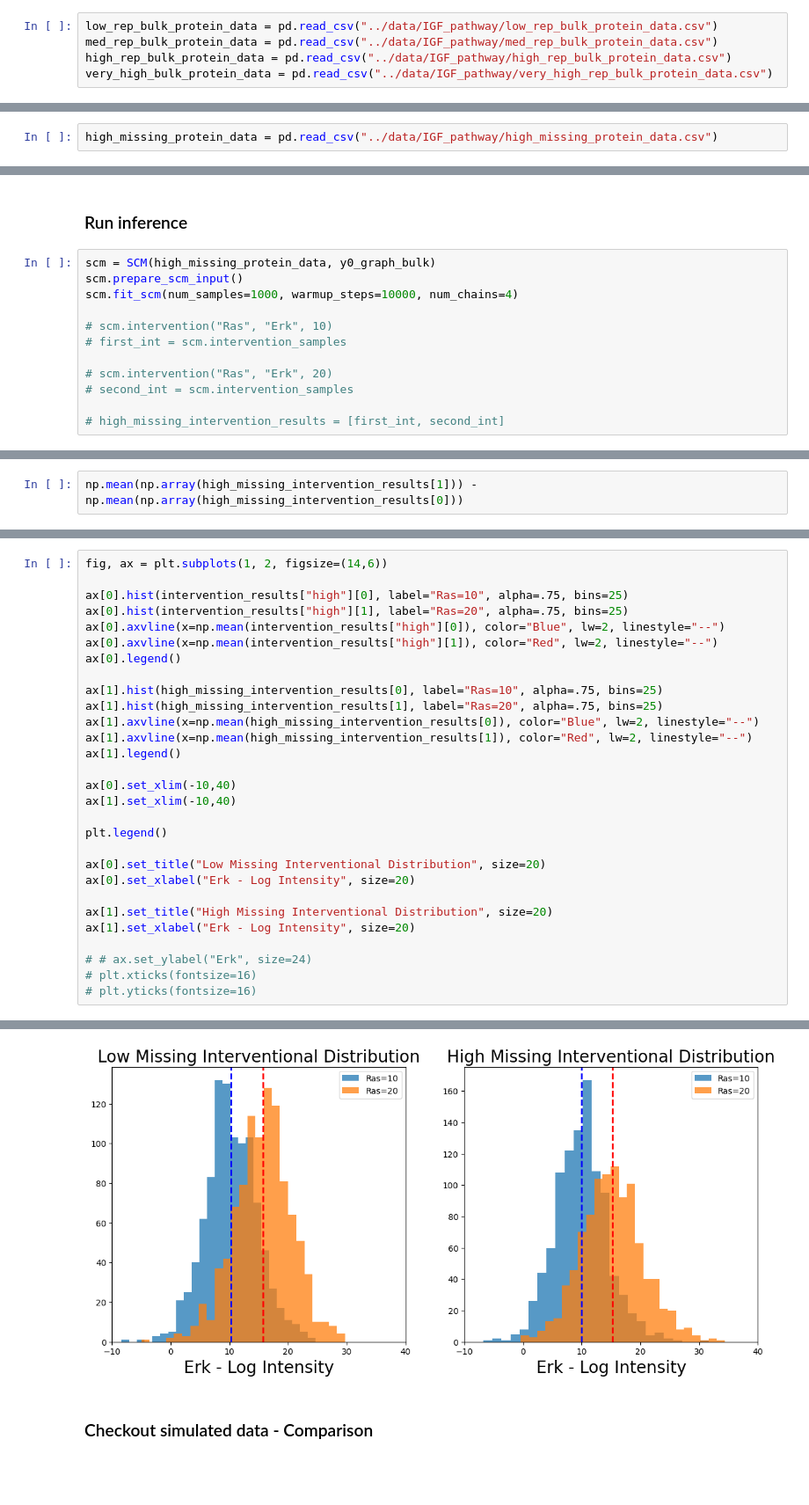
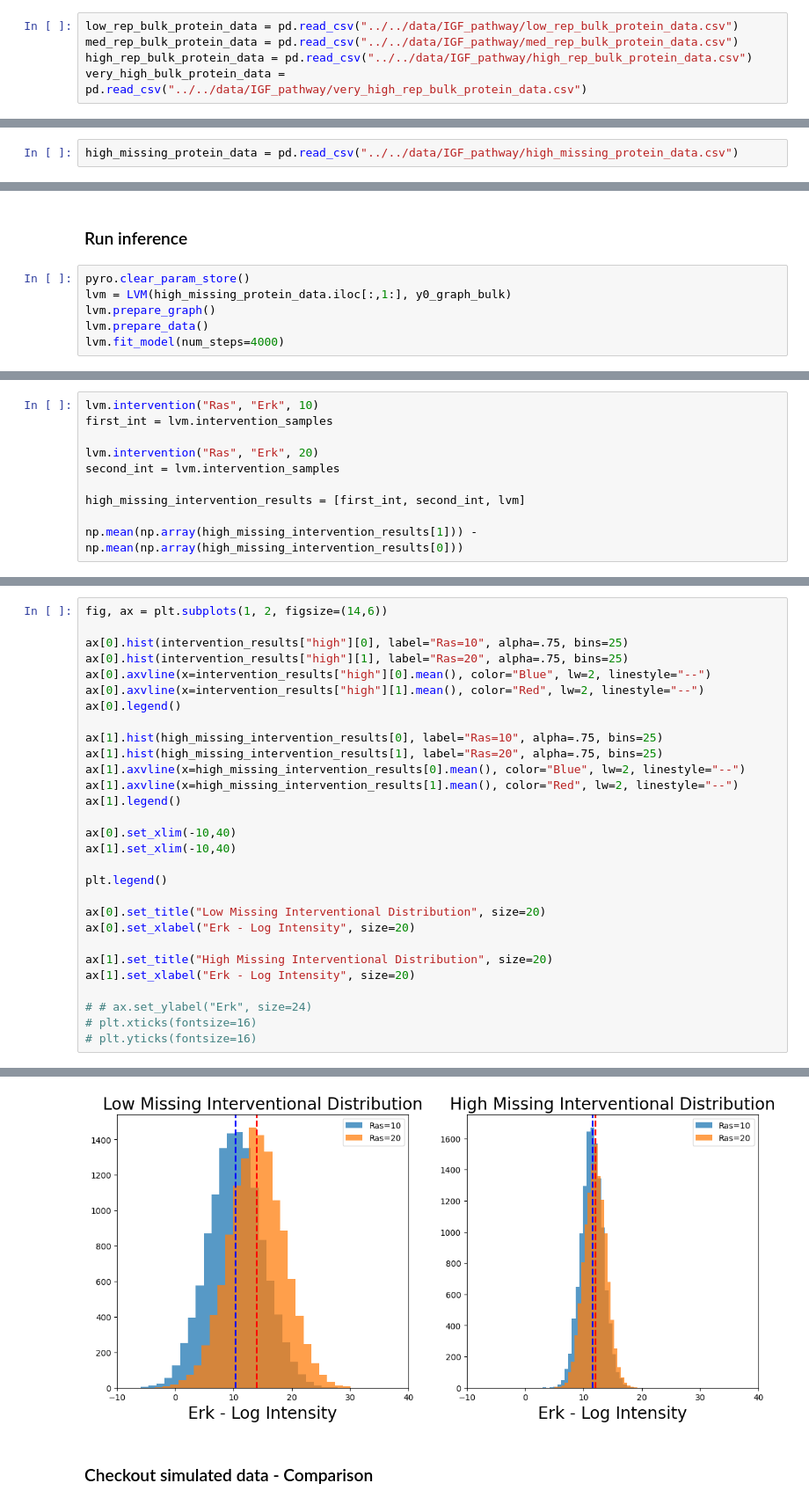
Before and after one commit to devonjkohler/Causomic, a Jupyter notebook: vignettes/simulations/IGF_simulation_analysis.ipynb, the cells around one changed output, grey strips where cells are left out. Shown at 88% size. Drawn from its saved outputs; the diff is of its cells as text; blank space fills up the shorter version.

```diff
--- a/vignettes/simulations/IGF_simulation_analysis.ipynb
+++ b/vignettes/simulations/IGF_simulation_analysis.ipynb
@@ -729,10 +772,10 @@ med_rep_bulk_data["Feature_data"].to_csv("../data/IGF_pathway/med_rep_bulk_featu
 high_rep_bulk_data["Feature_data"].to_csv("../data/IGF_pathway/high_rep_bulk_feature_data.csv", index=False)
 very_high_rep_bulk_data["Feature_data"].to_csv("../data/IGF_pathway/very_high_rep_bulk_feature_data.csv", index=False)
 # %%
-low_rep_bulk_protein_data = pd.read_csv("../data/IGF_pathway/low_rep_bulk_protein_data.csv")
-med_rep_bulk_protein_data = pd.read_csv("../data/IGF_pathway/med_rep_bulk_protein_data.csv")
-high_rep_bulk_protein_data = pd.read_csv("../data/IGF_pathway/high_rep_bulk_protein_data.csv")
-very_high_bulk_protein_data = pd.read_csv("../data/IGF_pathway/very_high_rep_bulk_protein_data.csv")
+low_rep_bulk_protein_data = pd.read_csv("../../data/IGF_pathway/low_rep_bulk_protein_data.csv")
+med_rep_bulk_protein_data = pd.read_csv("../../data/IGF_pathway/med_rep_bulk_protein_data.csv")
+high_rep_bulk_protein_data = pd.read_csv("../../data/IGF_pathway/high_rep_bulk_protein_data.csv")
+very_high_bulk_protein_data = pd.read_csv("../../data/IGF_pathway/very_high_rep_bulk_protein_data.csv")
 # %% [markdown]
 ### Analysis
 # %%
@@ -1191,7 +1237,7 @@ masking data...
 # %%
 high_missing_data["Feature_data"].to_csv("../data/IGF_pathway/high_missing_feature_data.csv", index=False)
 # %%
-high_missing_protein_data = pd.read_csv("../data/IGF_pathway/high_missing_protein_data.csv")
+high_missing_protein_data = pd.read_csv("../../data/IGF_pathway/high_missing_protein_data.csv")
 # %% [markdown]
 ### Initial Analysis
 # %%
@@ -1282,15 +1328,9 @@ NameError: name 'high_rep_protein_data' is not defined
 # %% [markdown]
 ### Run inference
 # %%
-scm = SCM(high_missing_protein_data, y0_graph_bulk)
-scm.prepare_scm_input()
-scm.fit_scm(num_samples=1000, warmup_steps=10000, num_chains=4)
-
-# scm.intervention("Ras", "Erk", 10)
-# first_int = scm.intervention_samples
-
-# scm.intervention("Ras", "Erk", 20)
-# second_int = scm.intervention_samples
-
-# high_missing_intervention_results = [first_int, second_int]
+pyro.clear_param_store()
+lvm = LVM(high_missing_protein_data.iloc[:,1:], y0_graph_bulk)
+lvm.prepare_graph()
+lvm.prepare_data()
+lvm.fit_model(num_steps=4000)
 # %% [output]
@@ -1345,3 +1358,11 @@ np.mean(intervention_results["high"][1]) - np.mean(intervention_results["high"][
 # %%
+lvm.intervention("Ras", "Erk", 10)
+first_int = lvm.intervention_samples
+
+lvm.intervention("Ras", "Erk", 20)
+second_int = lvm.intervention_samples
+
+high_missing_intervention_results = [first_int, second_int, lvm]
+
 np.mean(np.array(high_missing_intervention_results[1])) - np.mean(np.array(high_missing_intervention_results[0]))
 # %% [output]
@@ -1349,35 +1370,35 @@ np.mean(np.array(high_missing_intervention_results[1])) - np.mean(np.array(high_
 # %%
 fig, ax = plt.subplots(1, 2, figsize=(14,6))
 
 ax[0].hist(intervention_results["high"][0], label="Ras=10", alpha=.75, bins=25)
 ax[0].hist(intervention_results["high"][1], label="Ras=20", alpha=.75, bins=25)
-ax[0].axvline(x=np.mean(intervention_results["high"][0]), color="Blue", lw=2, linestyle="--")
-ax[0].axvline(x=np.mean(intervention_results["high"][1]), color="Red", lw=2, linestyle="--")
+ax[0].axvline(x=intervention_results["high"][0].mean(), color="Blue", lw=2, linestyle="--")
+ax[0].axvline(x=intervention_results["high"][1].mean(), color="Red", lw=2, linestyle="--")
 ax[0].legend()
 
 ax[1].hist(high_missing_intervention_results[0], label="Ras=10", alpha=.75, bins=25)
 ax[1].hist(high_missing_intervention_results[1], label="Ras=20", alpha=.75, bins=25)
-ax[1].axvline(x=np.mean(high_missing_intervention_results[0]), color="Blue", lw=2, linestyle="--")
-ax[1].axvline(x=np.mean(high_missing_intervention_results[1]), color="Red", lw=2, linestyle="--")
+ax[1].axvline(x=high_missing_intervention_results[0].mean(), color="Blue", lw=2, linestyle="--")
+ax[1].axvline(x=high_missing_intervention_results[1].mean(), color="Red", lw=2, linestyle="--")
 ax[1].legend()
 
 ax[0].set_xlim(-10,40)
 ax[1].set_xlim(-10,40)
 
 plt.legend()
 
 ax[0].set_title("Low Missing Interventional Distribution", size=20)
 ax[0].set_xlabel("Erk - Log Intensity", size=20)
 
 ax[1].set_title("High Missing Interventional Distribution", size=20)
 ax[1].set_xlabel("Erk - Log Intensity", size=20)
 
 # # ax.set_ylabel("Erk", size=24)
 # plt.xticks(fontsize=16)
 # plt.yticks(fontsize=16)
 # %% [output]
 Text(0.5, 0, 'Erk - Log Intensity')
-[figure, old version]
+[figure, new version]
 # %% [markdown]
 ### Checkout simulated data - Comparison
 # %% [markdown]
```
Also changed, not shown: parts of 36 cells of this notebook, 2 other files.
